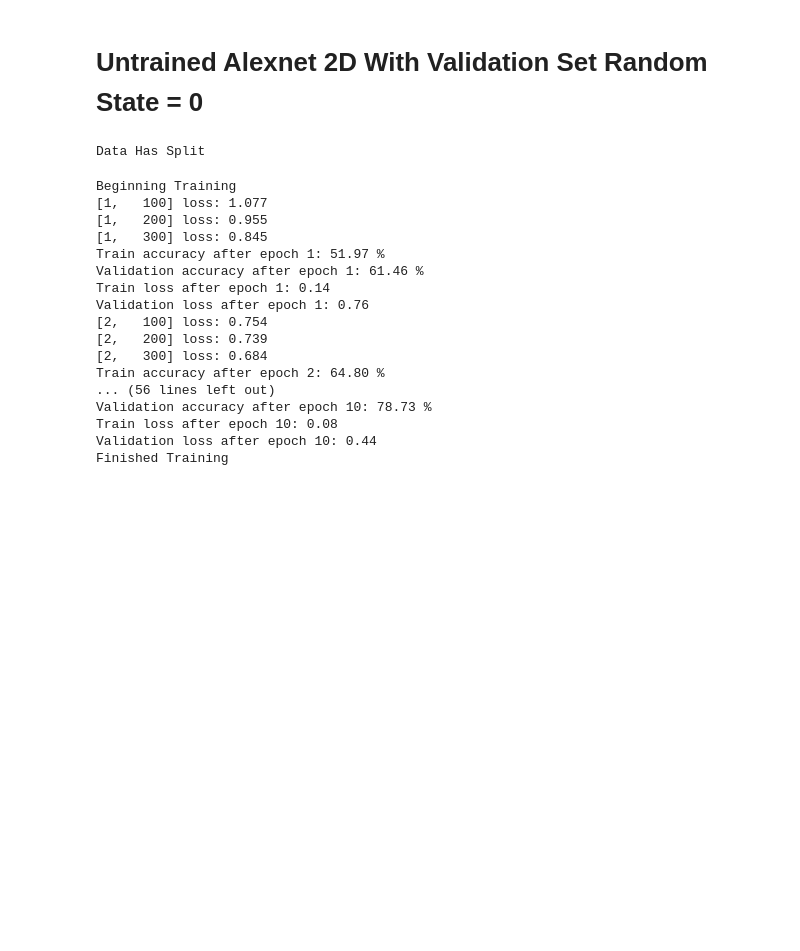
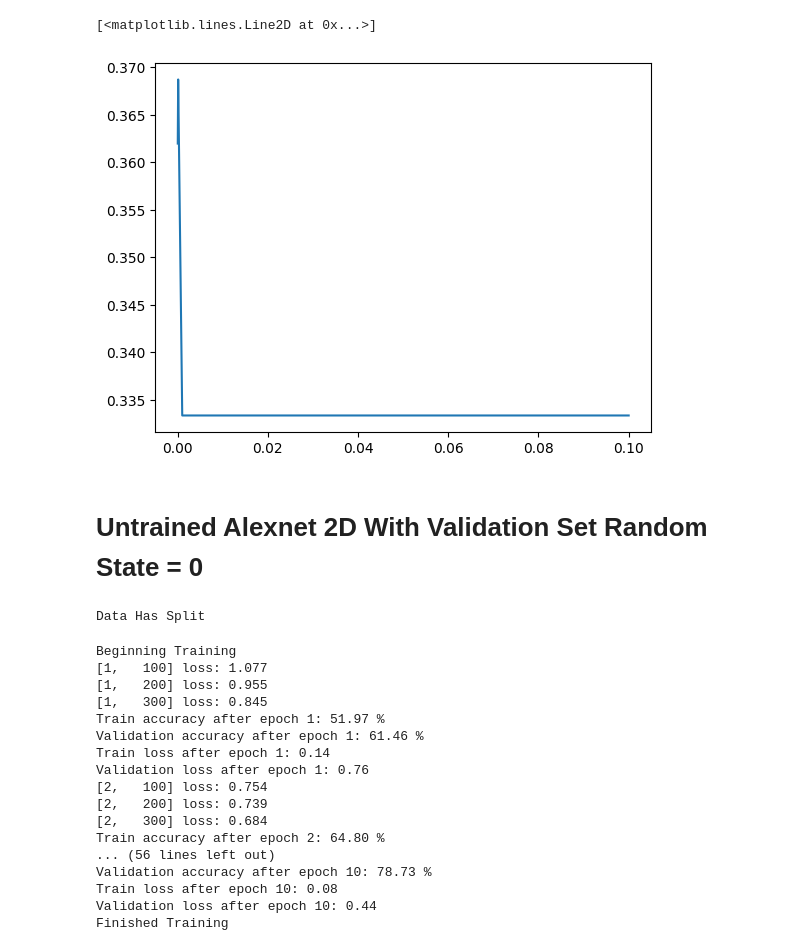
Before and after one commit to jgrilo3/8803_Final_Project, a Jupyter notebook: CNN_untrined.ipynb, the cells around one changed output. Drawn from its saved outputs; the diff is of its cells as text; code cells hidden in the pictures; blank space fills up the shorter version.

```diff
--- a/CNN_untrined.ipynb
+++ b/CNN_untrined.ipynb
@@ -71,6 +71,14 @@ transformHor = transforms.Compose([
     normalize,
 ])
 
+# crop transform
+transformCrop = transforms.Compose([
+    transforms.Resize(size=(224,224)),
+    transforms.CenterCrop((224 - 25 - 25, 224)),
+    transforms.ToTensor(),
+    normalize
+])
+
 # blur transform
 transformBlur = transforms.Compose([
     transforms.Resize(size=(224,224)),
@@ -94,6 +102,7 @@ image_testset = OCTDataset(args, 'test', transform=transform2)
 # create augment versions of the dataset
 flip_trainset = OCTDataset(args, 'train', transform=transformHor)
 blur_trainset = OCTDataset(args, 'train', transform=transformBlur)
+crop_trainset = OCTDataset(args, 'train', transform=transformCrop)
 # %%
 '''
 # count pictures in each class for TRAINING DATA
@@ -230,7 +239,7 @@ print()
 '''
 
 # New Dataset with extra class 2 images
-concatenated_dataset = ConcatDataset([image_trainset, blur_trainset_class_2])
+concatenated_dataset = ConcatDataset([crop_trainset, flip_trainset_class_2, flip_trainset_class_2])
 # count pictures in each class for FLIP TRAIN DATA
 class_counts = {}
 for _, label in concatenated_dataset:
@@ -251,0 +473,2 @@ Number of classes: 3 Total Length 28956
+# %%
+balanced_accuracy_random_states = []
@@ -252,3 +1527,8 @@ Number of classes: 3 Total Length 28956
+# %%
+plt.plot([0.00001,0.0001,0.001,0.01,0.1], balanced_accuracy_random_states)
+# %% [output]
+[<matplotlib.lines.Line2D at 0x...>]
+[figure, added]
 # %% [markdown]
 # Untrained Alexnet 2D With Validation Set Random State = 0
 # %%
```
Also changed, not shown: parts of 21 cells of this notebook, 3 other files.
